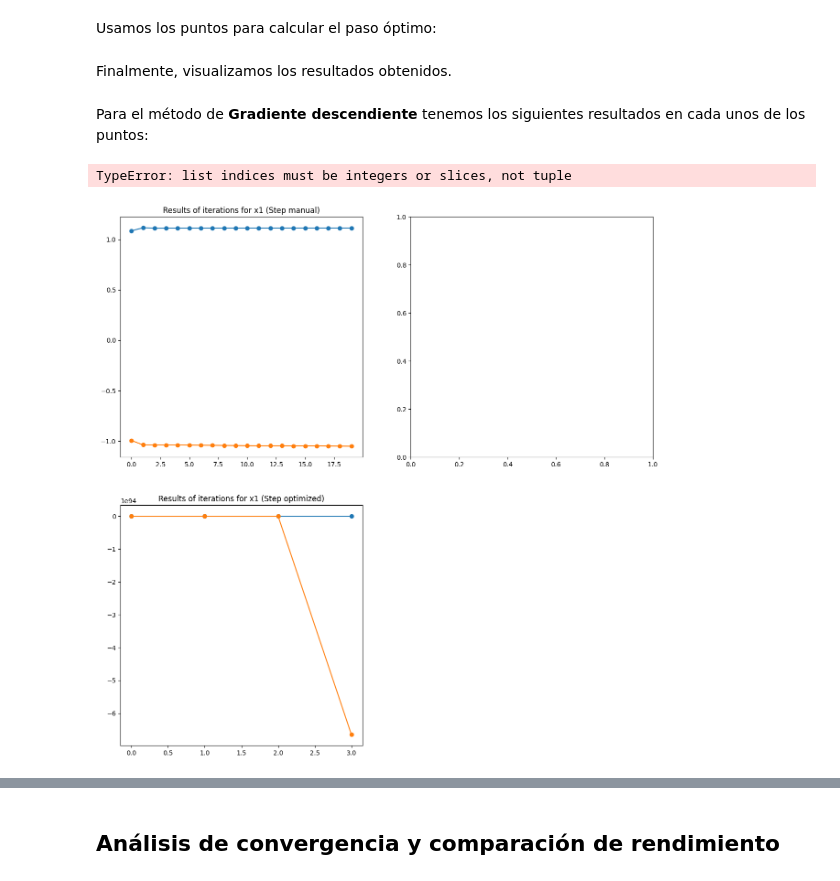
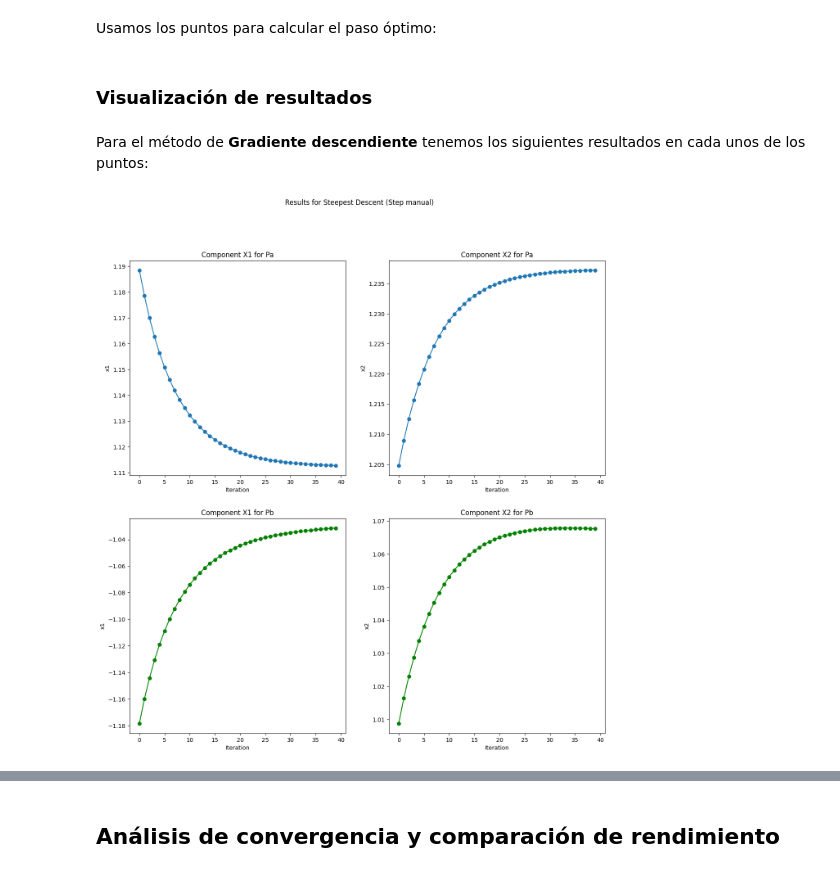
Before and after one commit to ThesplumCoder/convex-optimization, a Jupyter notebook: topics/lab5_iterative-methods.ipynb, the cells around one changed output, grey strips where cells are left out. Cells and saved outputs as stored; diff of their text form; code cells hidden in the pictures.

```diff
--- a/topics/lab5_iterative-methods.ipynb
+++ b/topics/lab5_iterative-methods.ipynb
@@ -51,7 +55,7 @@ $$
 **Punto 1.2:** Implementamos el método de gradiente descendiente para la función $f(x)$.
 # %%
 def gradient(point):
-    df_x1 = 200.0 * np.power(point[0], 3) - 200.0 * np.multiply(point[0], point[1]) - point[0] + 1.0
+    df_x1 = 200.0 * np.power(point[0], 3) - 200.0 * np.multiply(point[0], point[1]) + point[0] - 1.0
     df_x2 = 100.0 * (point[1] - point[0]**2)
     return np.multiply(2.0, np.array([df_x1, df_x2]))
 
@@ -66,7 +70,7 @@ def steepest_descent(iterations, step_size, initial_point):
     for i in range(iterations):
         grad_xk = gradient(xk)
         t_start = time.time()
-        values.append(xk - step_size * gradient(xk))
+        values.append(xk - np.dot(step_size, gradient(xk)))
         times.append(time.time() - t_start)
         gradients.append(grad_xk)
         xk = values[i]
@@ -82,13 +86,14 @@ Utilizamos dos puntos para los métodos. En primera instancia, usamos un **paso
 # %%
 p_a = np.array([1.2, 1.2])
 p_b = np.array([-1.2, 1])
-p_manual = 0.001
+p_manual = 0.0001
+iterations = 40
 # %% [markdown]
 Utilizamos los parámetros para el método de **Gradiente descendiente**.
 # %%
 results_step_des = {
-    'manual_pa': steepest_descent(20, p_manual, p_a),
-    'manual_pb': steepest_descent(20, p_manual, p_b),
+    'manual_pa': steepest_descent(iterations, p_manual, p_a),
+    'manual_pb': steepest_descent(iterations, p_manual, p_b),
 }
 # %% [markdown]
 **Punto 1.3:** Implementamos el método de Newton. Empezamos calculando la *Hessiana*.
@@ -160,12 +162,8 @@ Usamos los puntos para calcular el paso óptimo:
 # %%
 p_descent_pa = step_descent(p_a)
 p_descent_pb = step_descent(p_b)
-p_newton_pa = step_newton(p_a)
-p_newton_pb = step_newton(p_b)
 
-results_step_des['opt_pa'] = steepest_descent(20, p_descent_pa, p_a)
-results_step_des['opt_pb'] = steepest_descent(20, p_descent_pb, p_b)
-results_newton['opt_pa'] = newton(20, p_newton_pa, p_a)
-results_newton['opt_pb'] = newton(20, p_newton_pb, p_b)
+results_step_des['opt_pa'] = steepest_descent(iterations, p_descent_pa, p_a)
+results_step_des['opt_pb'] = steepest_descent(iterations, p_descent_pb, p_b)
 # %% [markdown]
-Finalmente, visualizamos los resultados obtenidos.
+### Visualización de resultados
@@ -178,21 +171,30 @@ def point_marker(data):
 Para el método de **Gradiente descendiente** tenemos los siguientes resultados en cada unos de los puntos:
 # %%
 plt.figure(figsize = (15, 15))
+
 plt.subplot(2, 2, 1)
 plt.plot(results_step_des['manual_pa'][2][:, 0], marker = 'o')
-plt.plot(results_step_des['manual_pb'][2][:, 0], marker = 'o')
-plt.title('Results of iterations for x1 (Step manual)')
+plt.xlabel('Iteration')
+plt.ylabel('x1')
+plt.title('Component X1 for Pa')
+plt.subplot(2, 2, 2)
+plt.plot(results_step_des['manual_pa'][2][:, 1], marker = 'o')
+plt.xlabel('Iteration')
+plt.ylabel('x2')
+plt.title('Component X2 for Pa')
+
 plt.subplot(2, 2, 3)
-plt.plot(results_step_des['opt_pa'][2][:, 0], marker = 'o')
-plt.plot(results_step_des['opt_pb'][2][:, 0], marker = 'o')
-plt.title('Results of iterations for x1 (Step optimized)')
+plt.plot(results_step_des['manual_pb'][2][:, 0], marker = 'o', color = 'green')
+plt.xlabel('Iteration')
+plt.ylabel('x1')
+plt.title('Component X1 for Pb')
+plt.subplot(2, 2, 4)
+plt.plot(results_step_des['manual_pb'][2][:, 1], marker = 'o', color = 'green')
+plt.xlabel('Iteration')
+plt.ylabel('x2')
+plt.title('Component X2 for Pb')
 
-plt.subplot(2, 2, 2)
-plt.plot(results_step_des['opt_pa'][:, 0], results_step_des['opt_pa'][:, 1], marker = 'o')
-point_marker(results_step_des['opt_pa'])
-plt.subplot(2, 2, 4)
-plt.plot(results_step_des['opt_pb'][:, 0], results_step_des['opt_pb'][:, 1], marker = 'o')
-point_marker(results_step_des['opt_pb'])
+plt.suptitle('Results for Steepest Descent (Step manual)')
+plt.show()
 # %% [output]
-TypeError: list indices must be integers or slices, not tuple
-[figure, old version]
+[figure, new version]
```
Also changed, not shown: parts of 38 cells of this notebook, 1 other file.
